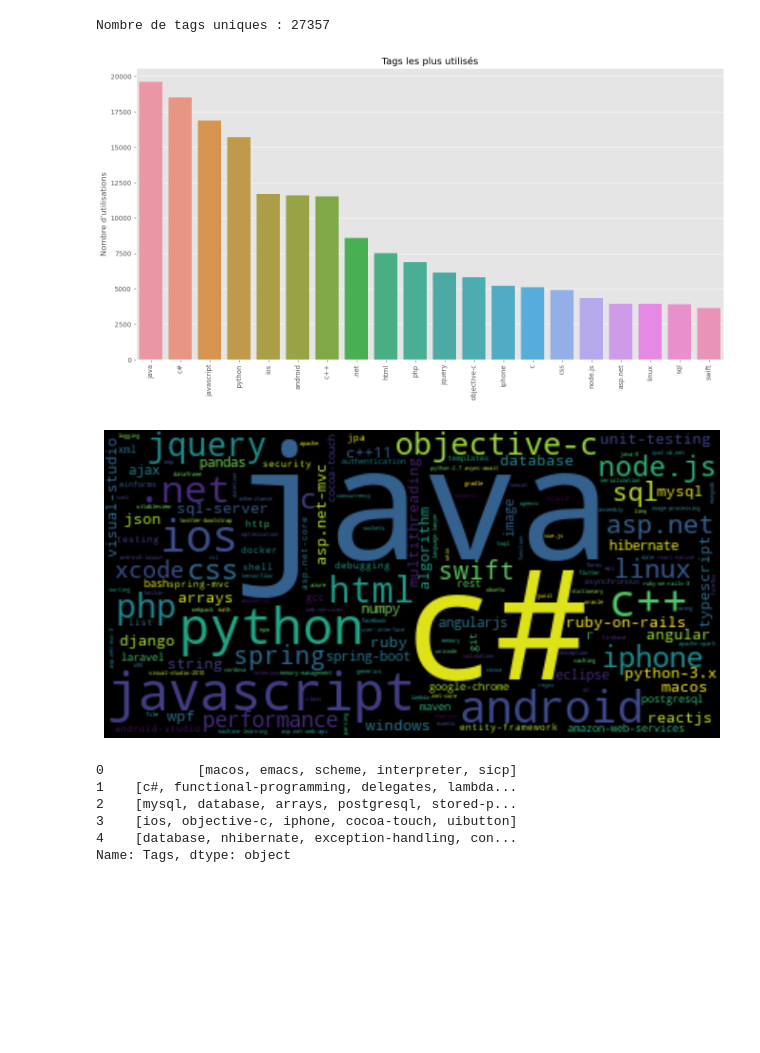
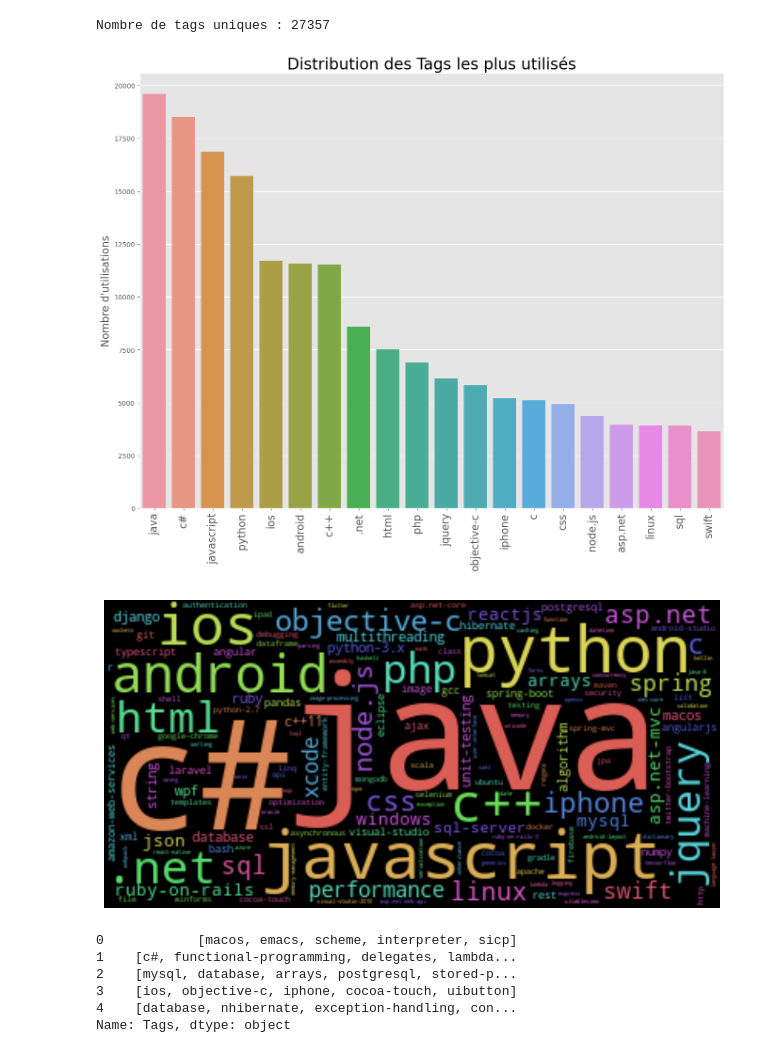
Before and after one commit to sdmwd/IML-Open-Classrooms, a Jupyter notebook: P5 - Catégorisez automatiquement des questions/Durand_Simon_1_notebook_exploration_012023.ipynb, the cells around one changed output. Saved outputs shown, nothing was run; the diff lists cells and outputs as text; code cells hidden in the pictures; blank space fills up the shorter version.

```diff
--- a/P5 - Catégorisez automatiquement des questions/Durand_Simon_1_notebook_exploration_012023.ipynb
+++ b/P5 - Catégorisez automatiquement des questions/Durand_Simon_1_notebook_exploration_012023.ipynb
@@ -322,19 +308,11 @@ Nombre de tags uniques : 27357
 temp_df = pd.DataFrame.from_dict(tag_counts, orient='index', columns=['count'])
 plot_df = temp_df.sort_values('count', ascending=False).head(20)
 # %%
-fig = plt.figure(figsize=(16, 8))
+fig = plt.figure(figsize=(16, 12))
 sns.barplot(x=plot_df.index, y=plot_df['count'])
-plt.title("Tags les plus utilisés")
-plt.xticks(rotation=90)
-plt.ylabel("Nombre d'utilisations")
+plt.title("Distribution des Tags les plus utilisés", size=24)
+plt.xticks(rotation=90, size=16)
+plt.ylabel("Nombre d'utilisations", size=16)
 plt.show()
 # %% [output]
-[figure, old version]
+[figure, new version]
-# %%
-wordcloud = WordCloud().generate_from_frequencies(tag_counts)
-plt.figure(figsize=[12, 5])
-plt.imshow(wordcloud, interpolation='bilinear')
-plt.axis("off")
-plt.show()
-# %% [output]
-[figure, removed]
@@ -341,3 +324,17 @@ plt.show()
+# %%
+def get_color(word, **kwargs):
+    if word in color_dict:
+        return color_dict[word]
+    else:
+        return random.choice(list(color_dict.values()))
+
+wordcloud = WordCloud(color_func=get_color).generate_from_frequencies(tag_counts)
+plt.figure(figsize=[12, 5])
+plt.imshow(wordcloud, interpolation='bilinear')
+plt.axis("off")
+plt.show()
+# %% [output]
+[figure, added]
 # %%
 data['Tags'].head()
 # %% [output]
```
Also changed, not shown: parts of 23 cells of this notebook.
